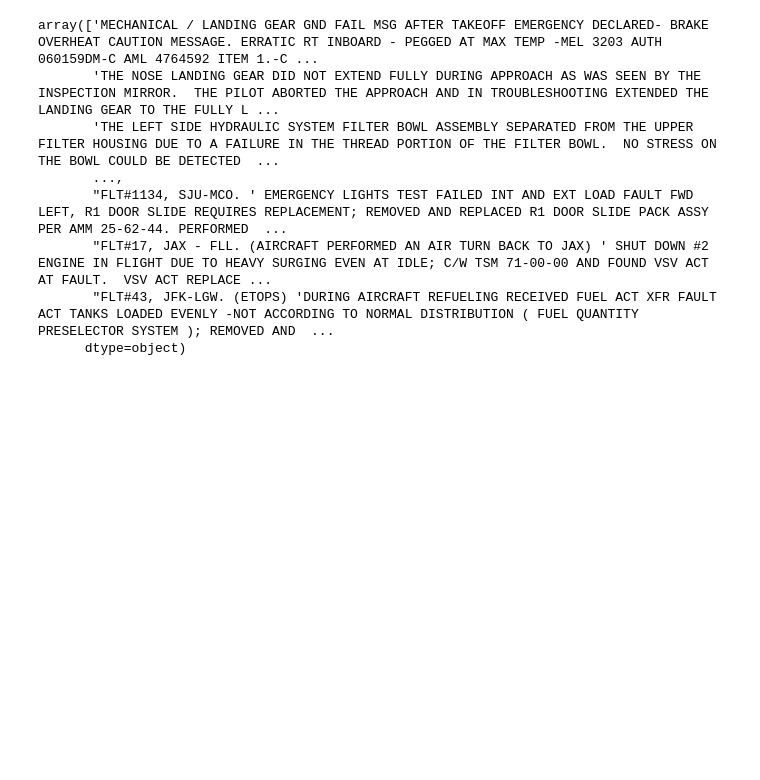
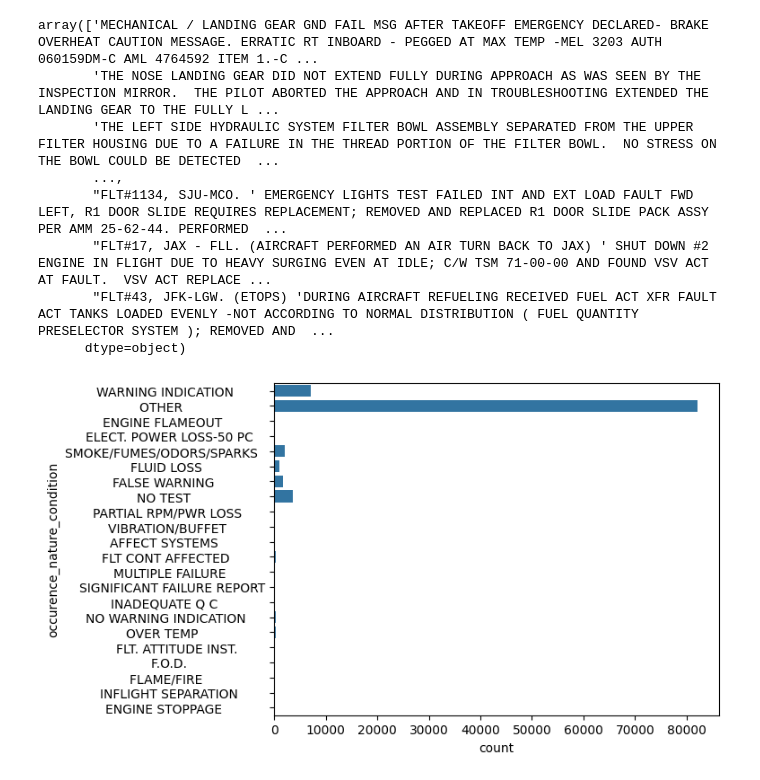
Before and after one commit to hjm46/FlightDelaysPredictions, a Jupyter notebook: cleaningAirlineOccurences.ipynb, the cells around one changed output. Saved outputs shown, nothing was run; the diff lists cells and outputs as text; code cells hidden in the pictures; blank space fills up the shorter version.

```diff
--- a/cleaningAirlineOccurences.ipynb
+++ b/cleaningAirlineOccurences.ipynb
@@ -72,3 +84,8 @@ array(['MECHANICAL / LANDING GEAR GND FAIL MSG AFTER TAKEOFF EMERGENCY DECLARED-
       dtype=object)
 # %%
 # all values are in all caps so we can keep it that way
+# %%
+sns.countplot(data=df["occurence_nature_condition"])
+plt.show()
+# %% [output]
+[figure, added]
```
Also changed, not shown: parts of 5 cells of this notebook.
